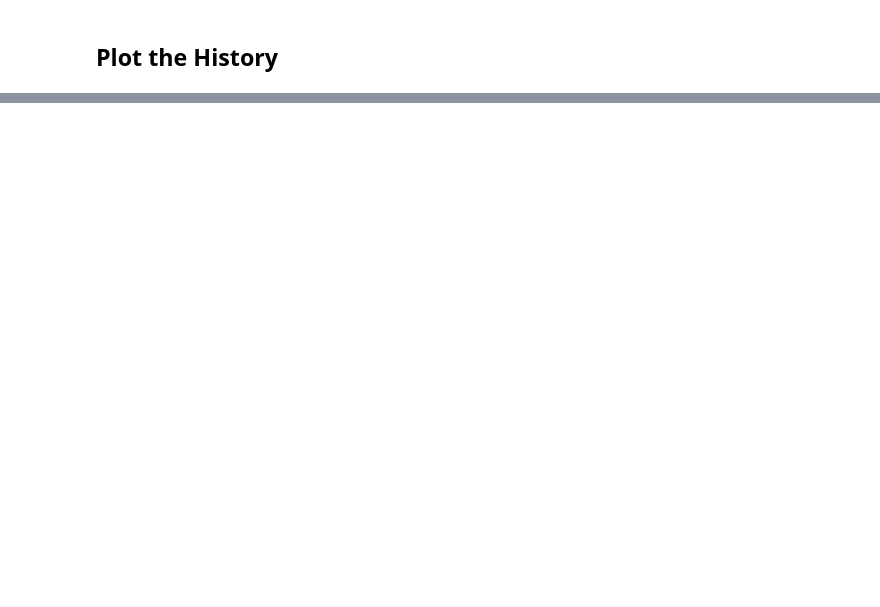
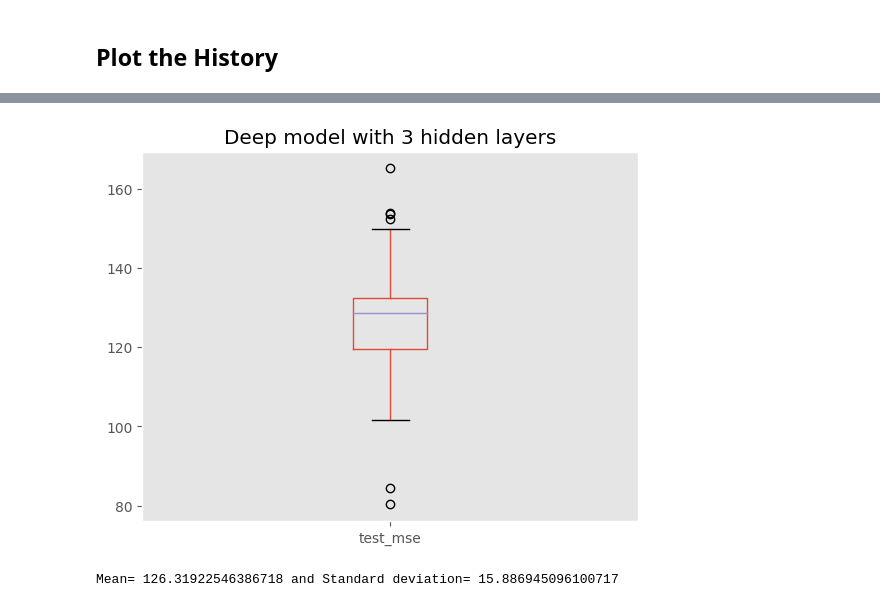
Before and after one commit to yusufbrima/IBMDLIntroduction, a Jupyter notebook: Week5/Assignment_Yusuf_Brima.ipynb, the cells around one changed output, grey strips where cells are left out. Saved outputs shown, nothing was run; the diff lists cells and outputs as text; code cells hidden in the pictures; blank space fills up the shorter version.

```diff
--- a/Week5/Assignment.ipynb
+++ b/Week5/Assignment_Yusuf_Brima.ipynb
@@ -229,0 +289,23 @@ plt.show()
+# %%
+def init_deeper_model():
+  model  = keras.Sequential([
+    keras.layers.Dense(10, activation=tf.nn.relu, input_shape=(X.shape[1],)),
+    keras.layers.Dense(10, activation=tf.nn.relu),
+    keras.layers.Dense(10, activation=tf.nn.relu),
+    keras.layers.Dense(1)
+  ])
+
+  model.compile(optimizer='adam', loss='mse')
+  return model
+# %%
+history = {'iteration' : [], 'test_mse': []}
+
+for i in range(50):
+  model = init_deeper_model()
+  score = train_eval(model, X,y, n_epochs=50)
+  history['iteration'].append(i)
+  history['test_mse'].append(score)
+  # print(f"Iteration: {i}, and test MSE: {score}")
+# %%
+tdf = pd.DataFrame(history)
+tdf.head()
@@ -229,0 +319,11 @@ plt.show()
+# %%
+tdf.boxplot(column=['test_mse'], grid=False)
+plt.title("Deep model with 3 hidden layers")
+plt.show()
+# %% [output]
+[figure, added]
+# %%
+# Reporting the mean and standard deviations
+print("Mean=", tdf['test_mse'].mean(), "and Standard deviation=", tdf['test_mse'].std())
+# %% [output]
+Mean= 126.31922546386718 and Standard deviation= 15.886945096100717
```
Also changed, not shown: parts of 31 cells of this notebook, 8 other files.
